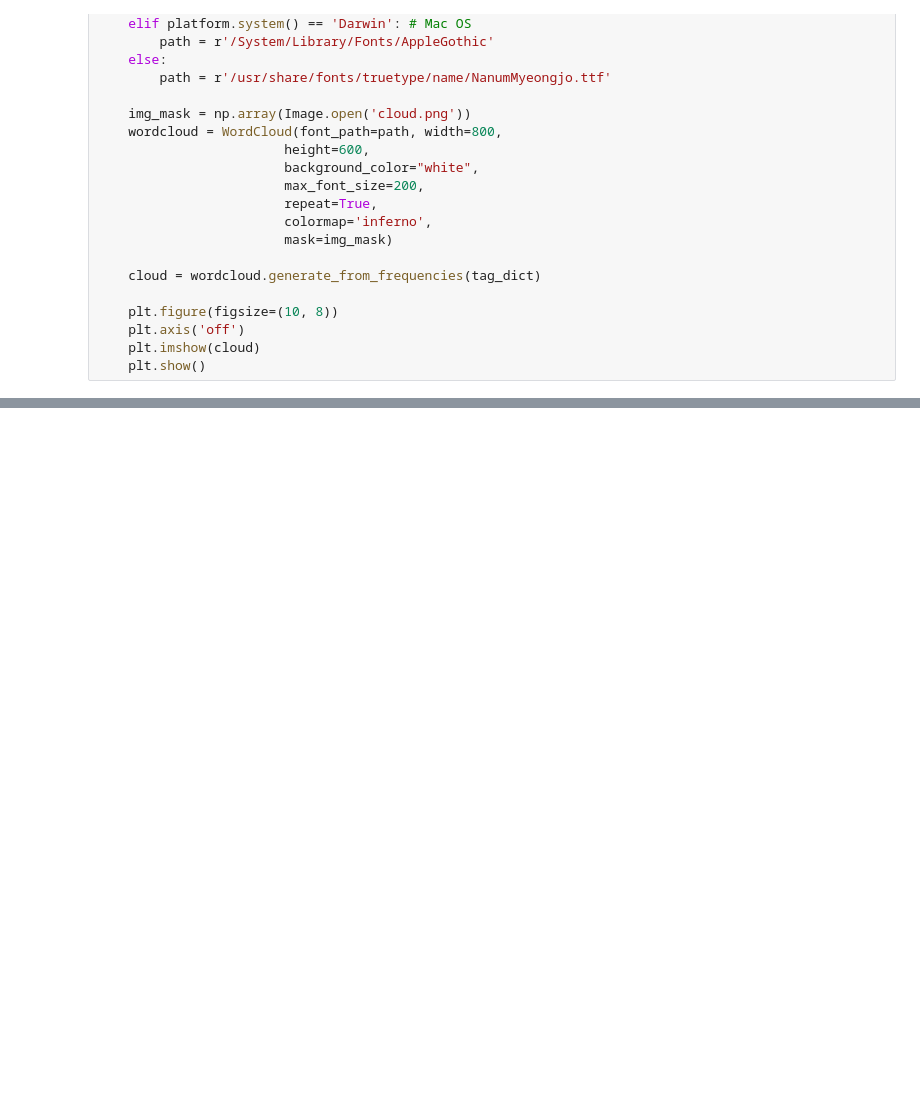
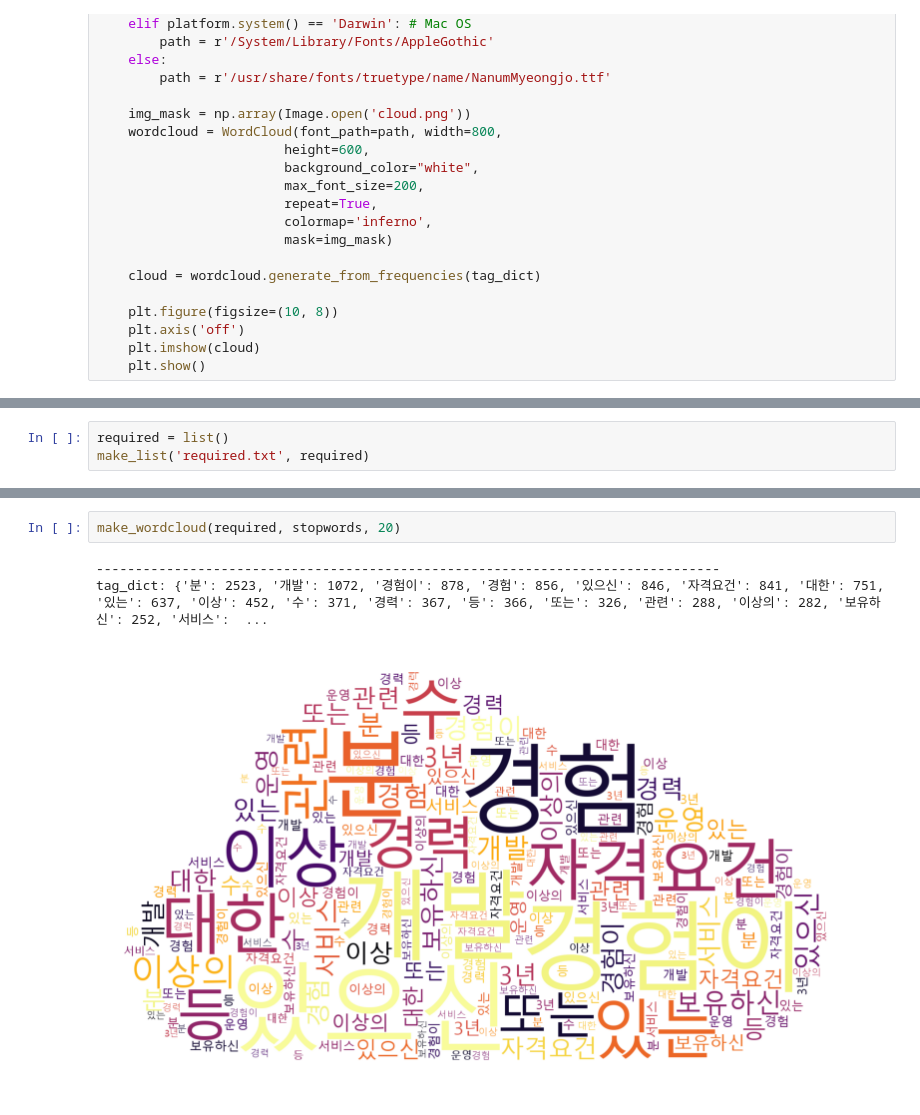
Before and after one commit to matdongsan5/Project, a Jupyter notebook: Crawrl_이정욱/make_wordcolud.ipynb, the cells around one changed output, grey strips where cells are left out. Saved outputs shown, nothing was run; the diff lists cells and outputs as text; blank space fills up the shorter version.

```diff
--- a/Crawrl_이정욱/make_wordcolud.ipynb
+++ b/Crawrl_이정욱/make_wordcolud.ipynb
@@ -81,0 +106,3 @@ ns_list
+# %%
+required = list()
+make_list('required.txt', required)
@@ -92,0 +166,6 @@ tag_dict: {'설계': 10, '개발': 6, '플랫폼': 5, '모델': 5, '솔루션':
+# %%
+make_wordcloud(required, stopwords, 20)
+# %% [output]
+--------------------------------------------------------------------------------
+tag_dict: {'분': 2523, '개발': 1072, '경험이': 878, '경험': 856, '있으신': 846, '자격요건': 841, '대한': 751, '있는': 637, '이상': 452, '수': 371, '경력': 367, '등': 366, '또는': 326, '관련': 288, '이상의': 282, '보유하신': 252, '서비스':  ...
+[figure, added]
```
Also changed, not shown: parts of 13 cells of this notebook, 4 other files.
